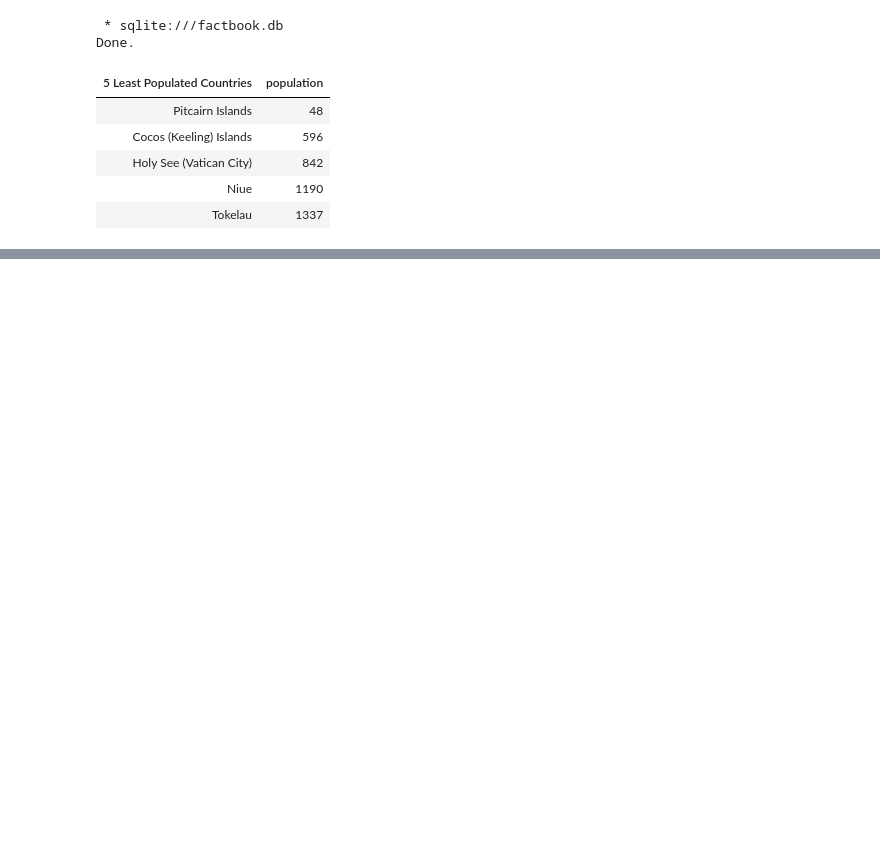
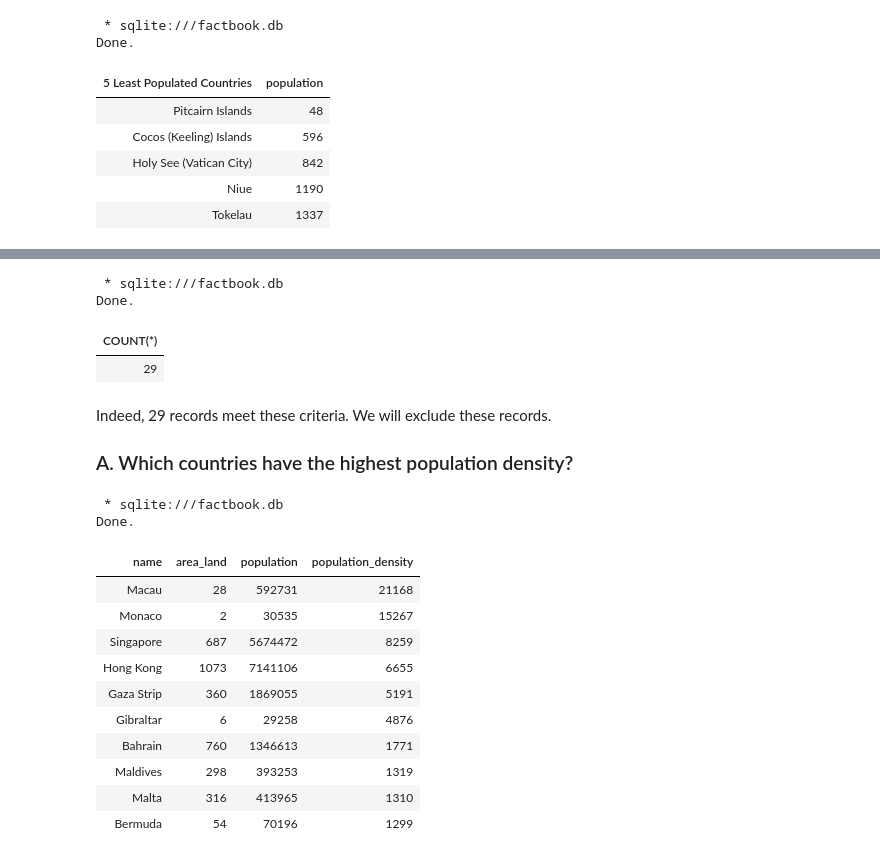
Before and after one commit to Lippins/CIA_factbook_data_analysis, a Jupyter notebook: notebook.ipynb, the cells around one changed output, grey strips where cells are left out. Saved outputs shown, nothing was run; the diff lists cells and outputs as text; code cells hidden in the pictures; blank space fills up the shorter version.

Commit message:
feat: Identify high population densities

```diff
--- a/notebook.ipynb
+++ b/notebook.ipynb
@@ -250,0 +263,49 @@ Asides from the Holy See, the universal government of the Catholic Church that o
+# %%
+%%sql
+SELECT COUNT(*)
+  FROM facts
+ WHERE population = 0
+     OR population IS NULL
+     OR area_land = 0
+     OR area_land IS NULL;
+# %% [output]
+ * sqlite:///factbook.db
+Done.
+| COUNT(*) |
+| 29 |
+# %% [markdown]
+Indeed, 29 records meet these criteria. We will exclude these records.
+
+### A. Which countries have the highest population density?
+# %%
+%%sql
+SELECT name, area_land, population,
+       CAST(
+            CAST(population AS Float) /
+              CAST(area_land AS Float)
+           AS Integer) AS population_density
+  FROM facts
+-- Filter out countries with zero or missing population/land area
+ WHERE name NOT IN (SELECT name
+                      FROM facts
+                     WHERE population = 0
+                         OR population IS NULL
+                         OR area_land = 0
+                         OR area_land IS NULL
+                   )
+ ORDER BY 4 DESC
+ LIMIT 10;
+# %% [output]
+ * sqlite:///factbook.db
+Done.
+| name | area_land | population | population_density |
+| Macau | 28 | 592731 | 21168 |
+| Monaco | 2 | 30535 | 15267 |
+| Singapore | 687 | 5674472 | 8259 |
+| Hong Kong | 1073 | 7141106 | 6655 |
+| Gaza Strip | 360 | 1869055 | 5191 |
+| Gibraltar | 6 | 29258 | 4876 |
+| Bahrain | 760 | 1346613 | 1771 |
+| Maldives | 298 | 393253 | 1319 |
+| Malta | 316 | 413965 | 1310 |
+| Bermuda | 54 | 70196 | 1299 |
```
Also changed, not shown: parts of 7 cells of this notebook.
